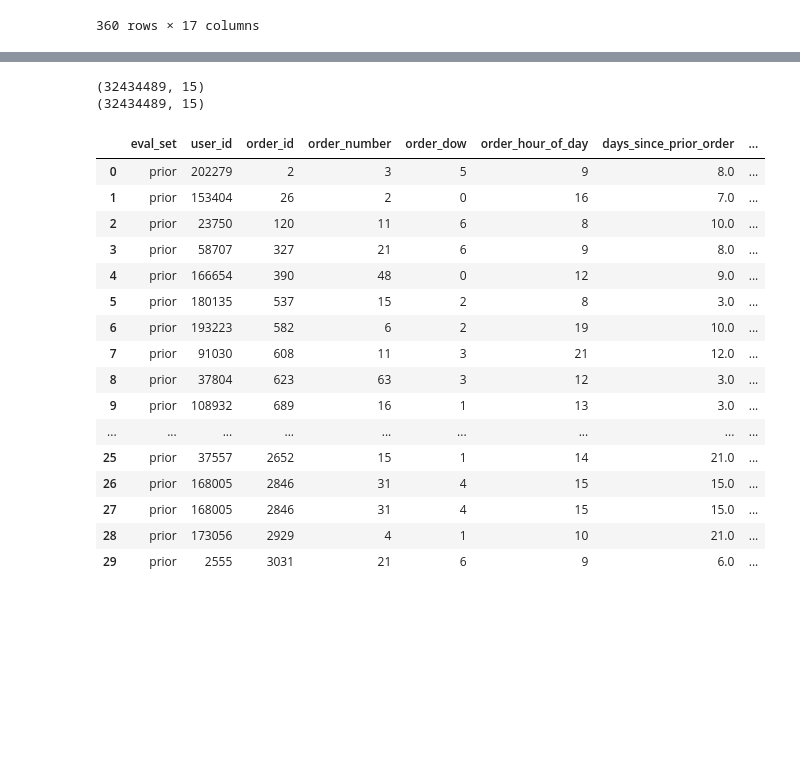
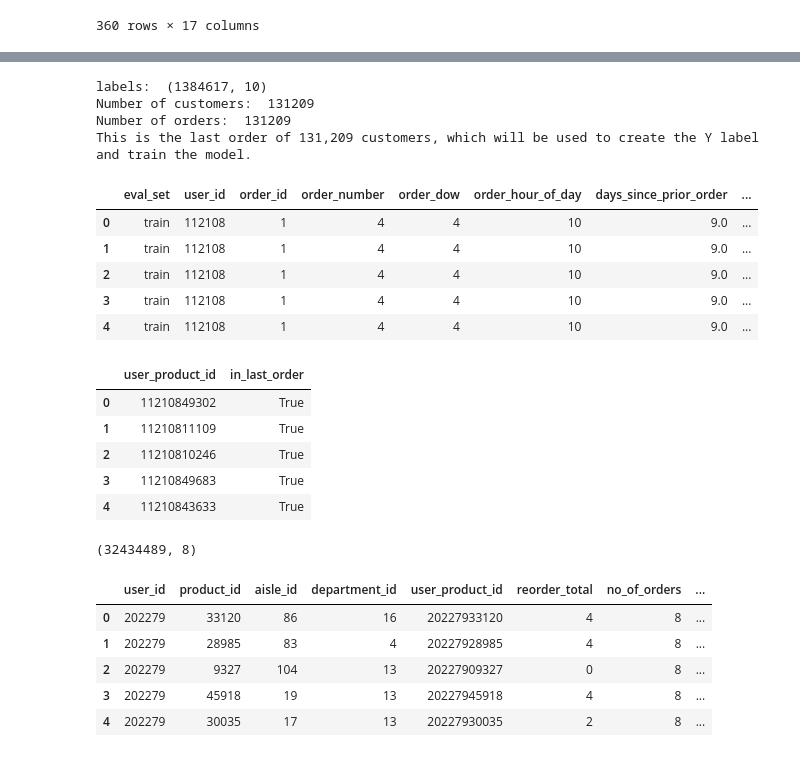
Before and after one commit to juemura/cs241, a Jupyter notebook: CS241 - Final Project.ipynb, the cells around one changed output, grey strips where cells are left out. Drawn from its saved outputs; the diff is of its cells as text; code cells hidden in the pictures; blank space fills up the shorter version.

Commit message:
got the base dataframe to work

```diff
--- a/CS241 - Final Project.ipynb
+++ b/CS241 - Final Project.ipynb
@@ -125,7 +132,7 @@ prior_products:  (32434489, 6)
 | 3 | 327 | 33120 | 5 | 1 | 86 | 16 |
 | 4 | 390 | 33120 | 28 | 1 | 86 | 16 |
 # %%
-prior_products_orders = pd.merge(prior_products,orders_data, on="order_id", how="inner")
+prior_products_orders = pd.merge(prior_products,orders_data, on="order_id", how="inner")[['eval_set', 'user_id', 'order_id', 'order_number', 'order_dow', 'order_hour_of_day', 'days_since_prior_order', 'product_id', 'aisle_id', 'department_id', 'add_to_cart_order', 'reordered']]
 print("prior_products_orders: ", prior_products_orders.shape)
 prior_products_orders.head()
 # %% [output]
@@ -277,0 +238,7 @@ plt.rcParams['ytick.labelsize'] = 12
+# %%
+prior_products_orders['user_product_id'] = prior_products_orders.product_id + prior_products_orders.user_id.astype(np.int64) * 100000
+prior_products_orders['reorder_total'] = prior_products_orders.groupby(['user_product_id'])['reordered'].transform('sum')
+prior_products_orders['no_of_orders'] = prior_products_orders.groupby(['user_id'])['order_number'].transform('max')
+prior_products_orders['order_ratio'] = (prior_products_orders['reorder_total'] + 1) / prior_products_orders['no_of_orders']
+print(prior_products_orders.shape)
+prior_products_orders.head()
@@ -278,26 +281,42 @@ plt.rcParams['ytick.labelsize'] = 12
+# %%
+labels = pd.merge(op_train,orders_data, on="order_id", how="inner")[['eval_set', 'user_id', 'order_id', 'order_number', 'order_dow', 'order_hour_of_day', 'days_since_prior_order', 'product_id', 'add_to_cart_order', 'reordered']]
+print("labels: ", labels.shape)
+print("Number of customers: ", len(labels.user_id.unique()))
+print("Number of orders: ", len(labels.order_id.unique()))
+print("This is the last order of 131,209 customers, which will be used to create the Y label and train the model.")
+labels.head()
+# %% [output]
+labels:  (1384617, 10)
+Number of customers:  131209
+Number of orders:  131209
+This is the last order of 131,209 customers, which will be used to create the Y label and train the model.
+|  | eval_set | user_id | order_id | order_number | order_dow | order_hour_of_day | days_since_prior_order | ... |
+| 0 | train | 112108 | 1 | 4 | 4 | 10 | 9.0 | ... |
+| 1 | train | 112108 | 1 | 4 | 4 | 10 | 9.0 | ... |
+| 2 | train | 112108 | 1 | 4 | 4 | 10 | 9.0 | ... |
+| 3 | train | 112108 | 1 | 4 | 4 | 10 | 9.0 | ... |
+| 4 | train | 112108 | 1 | 4 | 4 | 10 | 9.0 | ... |
+# %%
+labels['user_product_id'] = labels.product_id + labels.user_id.astype(np.int64) * 100000
+labels['in_last_order'] = True
+labels.drop(['eval_set', 'user_id', 'order_id', 'order_number', 'order_dow', 'order_hour_of_day', 'days_since_prior_order', 'product_id', 'add_to_cart_order', 'reordered'], inplace=True, axis=1)
+labels.head()
+# %% [output]
+|  | user_product_id | in_last_order |
+| 0 | 11210849302 | True |
+| 1 | 11210811109 | True |
+| 2 | 11210810246 | True |
+| 3 | 11210849683 | True |
+| 4 | 11210843633 | True |
 # %%
-print(df4.shape)
-df = df4[['eval_set', 'user_id', 'order_id', 'order_number', 'order_dow', 'order_hour_of_day', 'days_since_prior_order', 'product_id', 'product_name', 'aisle_id', 'aisle', 'department_id', 'department', 'add_to_cart_order', 'reordered']]
-print(df.shape)
-
-df.head(30)
+training_data = prior_products_orders.drop(['eval_set','order_id','order_number','order_dow','order_hour_of_day','days_since_prior_order','add_to_cart_order','reordered'], axis=1)
+print(training_data.shape)
+training_data.head()
 # %% [output]
-(32434489, 15)
-(32434489, 15)
+(32434489, 8)
-|  | eval_set | user_id | order_id | order_number | order_dow | order_hour_of_day | days_since_prior_order | ... |
-| 0 | prior | 202279 | 2 | 3 | 5 | 9 | 8.0 | ... |
-| 1 | prior | 153404 | 26 | 2 | 0 | 16 | 7.0 | ... |
-| 2 | prior | 23750 | 120 | 11 | 6 | 8 | 10.0 | ... |
-| 3 | prior | 58707 | 327 | 21 | 6 | 9 | 8.0 | ... |
-| 4 | prior | 166654 | 390 | 48 | 0 | 12 | 9.0 | ... |
-| 5 | prior | 180135 | 537 | 15 | 2 | 8 | 3.0 | ... |
-| 6 | prior | 193223 | 582 | 6 | 2 | 19 | 10.0 | ... |
-| 7 | prior | 91030 | 608 | 11 | 3 | 21 | 12.0 | ... |
-| 8 | prior | 37804 | 623 | 63 | 3 | 12 | 3.0 | ... |
-| 9 | prior | 108932 | 689 | 16 | 1 | 13 | 3.0 | ... |
-| ... | ... | ... | ... | ... | ... | ... | ... | ... |
-| 25 | prior | 37557 | 2652 | 15 | 1 | 14 | 21.0 | ... |
-| 26 | prior | 168005 | 2846 | 31 | 4 | 15 | 15.0 | ... |
-| 27 | prior | 168005 | 2846 | 31 | 4 | 15 | 15.0 | ... |
-| 28 | prior | 173056 | 2929 | 4 | 1 | 10 | 21.0 | ... |
-| 29 | prior | 2555 | 3031 | 21 | 6 | 9 | 6.0 | ... |
+|  | user_id | product_id | aisle_id | department_id | user_product_id | reorder_total | no_of_orders | ... |
+| 0 | 202279 | 33120 | 86 | 16 | 20227933120 | 4 | 8 | ... |
+| 1 | 202279 | 28985 | 83 | 4 | 20227928985 | 4 | 8 | ... |
+| 2 | 202279 | 9327 | 104 | 13 | 20227909327 | 0 | 8 | ... |
+| 3 | 202279 | 45918 | 19 | 13 | 20227945918 | 4 | 8 | ... |
+| 4 | 202279 | 30035 | 17 | 13 | 20227930035 | 2 | 8 | ... |
```
Also changed, not shown: parts of 22 cells of this notebook.
